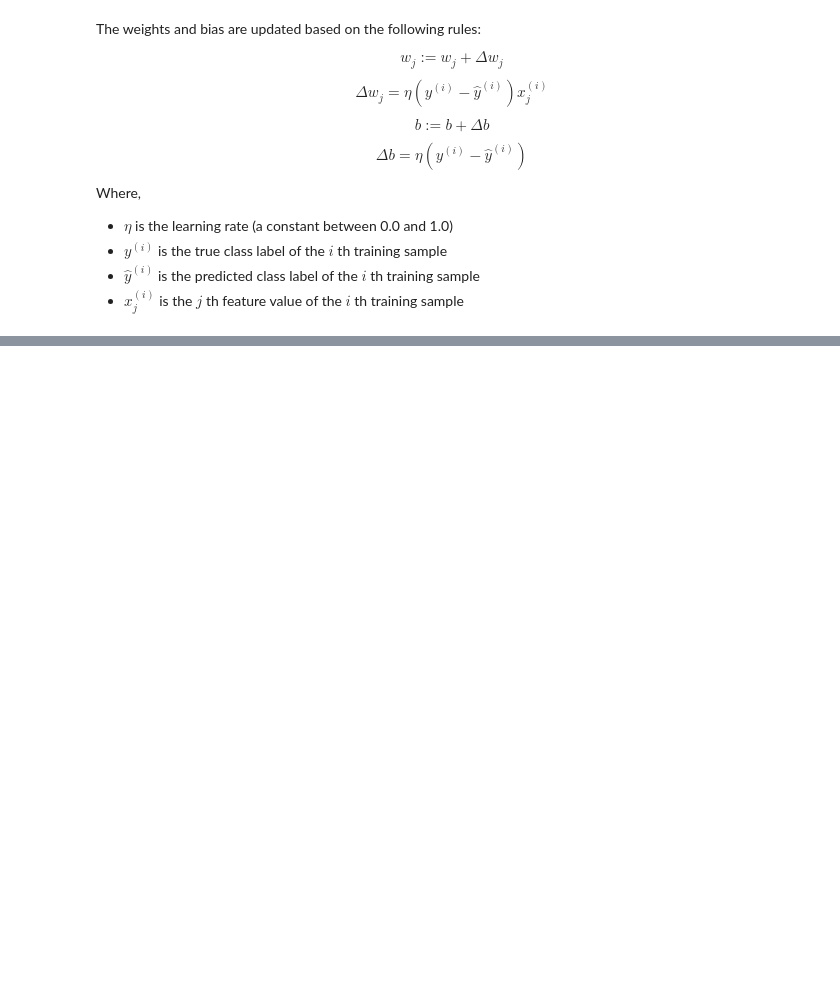
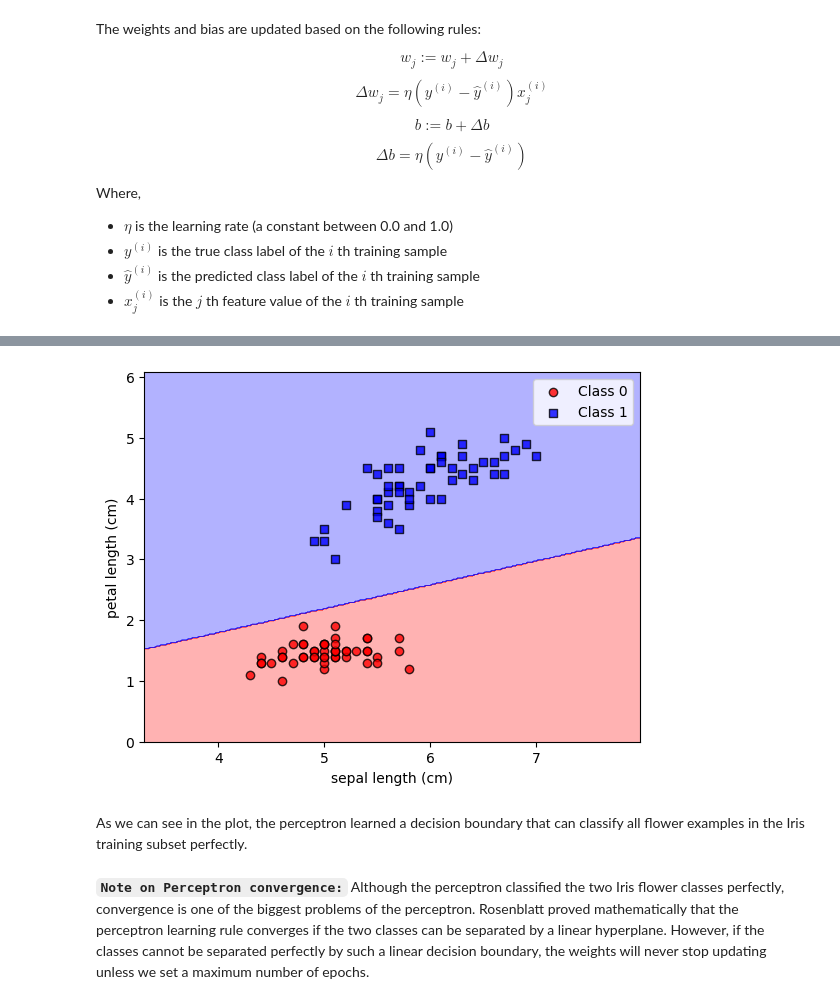
Before and after one commit to AindreaAjax/ML_Introduction, a Jupyter notebook: ML_Basics/02_Perceptron_and_Adaptive_Linear_Neurons.ipynb, the cells around one changed output, grey strips where cells are left out. Drawn from its saved outputs; the diff is of its cells as text; code cells hidden in the pictures; blank space fills up the shorter version.

```diff
--- a/ML_Basics/02_Perceptron_and_Adaptive_Linear_Neurons.ipynb
+++ b/ML_Basics/02_Perceptron_and_Adaptive_Linear_Neurons.ipynb
@@ -78,0 +283,41 @@ Where,
+# %%
+from matplotlib.colors import ListedColormap
+
+def plot_decision_regions(X, y, classifier, resolution=0.02):
+    # setup marker generator and color map
+    markers = ('o', 's', '^', 'v', '<')
+    colors = ('red', 'blue', 'lightgreen', 'gray', 'cyan')
+    cmap = ListedColormap(colors[:len(np.unique(y))])
+
+    # plot the decision surface
+    x1_min, x1_max = X[:, 0].min() - 1, X[:, 0].max() + 1
+    x2_min, x2_max = X[:, 1].min() - 1, X[:, 1].max() + 1
+    xx1, xx2 = np.meshgrid(np.arange(x1_min, x1_max, resolution),
+    np.arange(x2_min, x2_max, resolution))
+    lab = classifier.predict(np.array([xx1.ravel(), xx2.ravel()]).T)
+    lab = lab.reshape(xx1.shape)
+    plt.contourf(xx1, xx2, lab, alpha=0.3, cmap=cmap)
+    plt.xlim(xx1.min(), xx1.max())
+    plt.ylim(xx2.min(), xx2.max())
+
+    # plot class examples
+    for idx, cl in enumerate(np.unique(y)):
+        plt.scatter(x=X[y == cl, 0],
+        y=X[y == cl, 1],
+        alpha=0.8,
+        c=colors[idx],
+        marker=markers[idx],
+        label=f'Class {cl}',
+        edgecolor='black')
+# %%
+plot_decision_regions(X, y, ppn)
+plt.xlabel("sepal length (cm)")
+plt.ylabel("petal length (cm)")
+plt.legend()
+plt.show()
+# %% [output]
+[figure, added]
+# %% [markdown]
+As we can see in the plot, the perceptron learned a decision boundary that can classify all flower examples in the Iris training subset perfectly.
+# %% [markdown]
+**`Note on Perceptron convergence:`** Although the perceptron classified the two Iris flower classes perfectly, convergence is one of the biggest problems of the perceptron. Rosenblatt proved mathematically that the perceptron learning rule converges if the two classes can be separated by a linear hyperplane. However, if the classes cannot be separated perfectly by such a linear decision boundary, the weights will never stop updating unless we set a maximum number of epochs.
```
Also changed, not shown: parts of 31 cells of this notebook.
